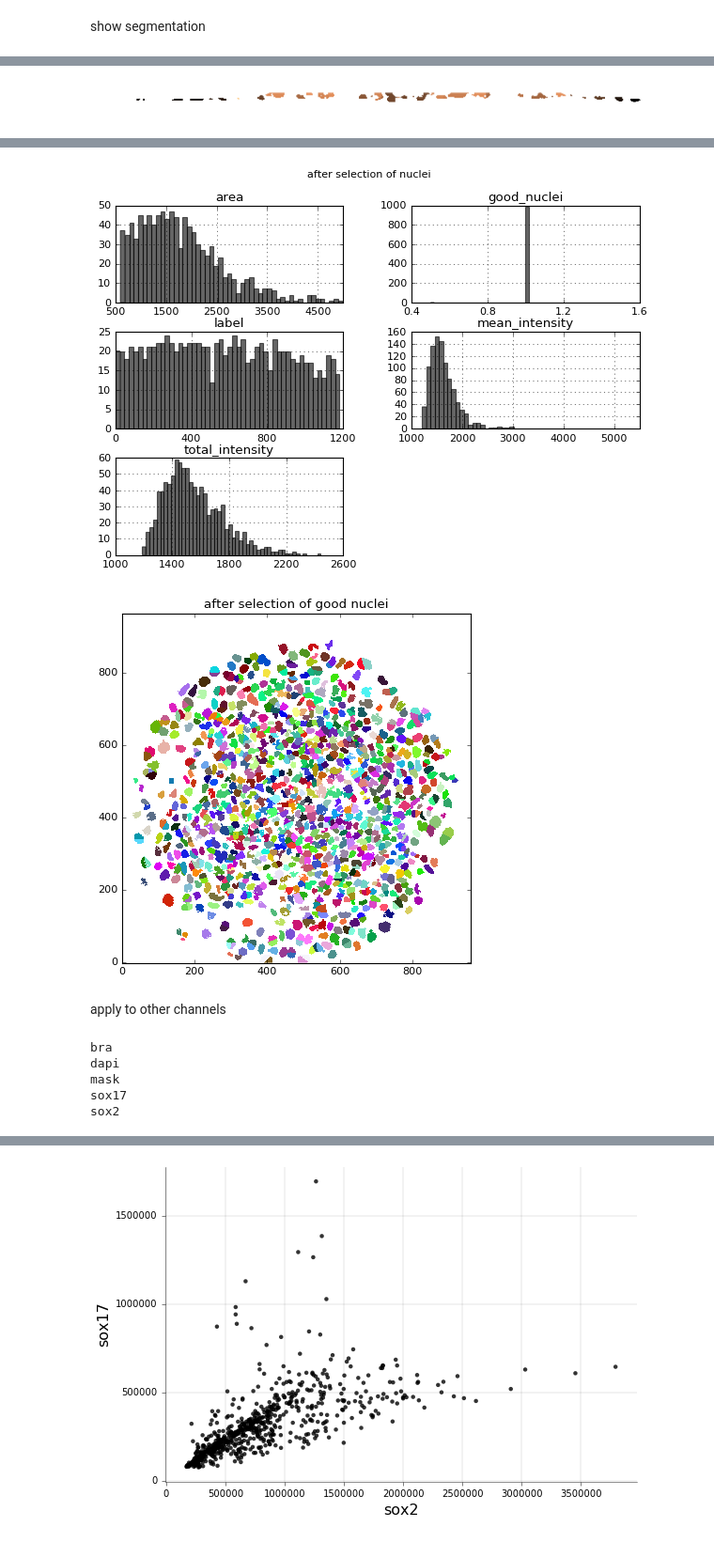
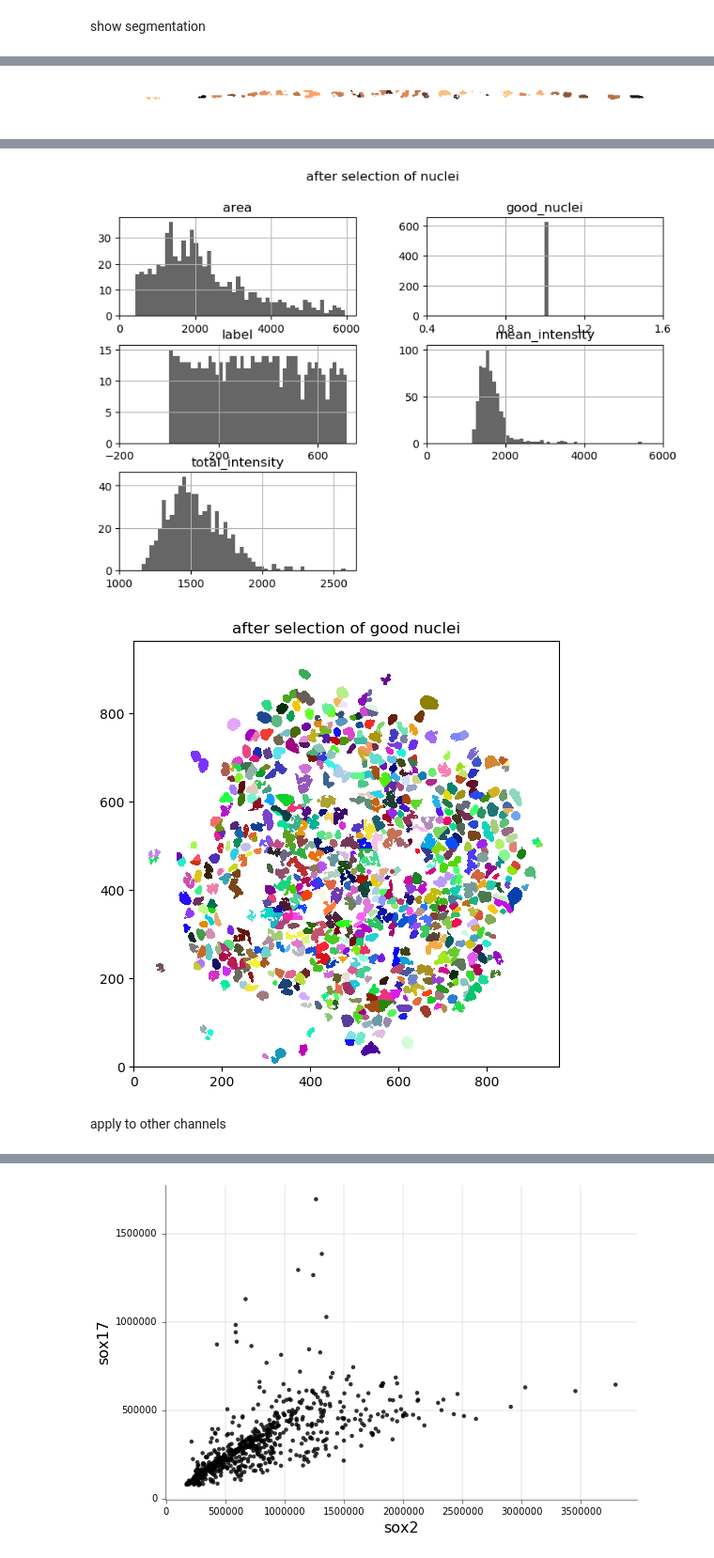
Before and after one commit to jjmetzger/stemcell_segmentation, a Jupyter notebook: watershed3d.ipynb, the cells around one changed output, grey strips where cells are left out. Shown at 94% size. Drawn from its saved outputs; the diff is of its cells as text; code cells hidden in the pictures.

```diff
--- a/watershed3d.ipynb
+++ b/watershed3d.ipynb
@@ -16,8 +21,8 @@ from matplotlib.pylab import imshow, plot, subplots, hist, scatter, bar, step, a
 # %% [markdown]
 load file
 # %%
-# filename = '/Users/jakob/Documents/RU/Data/ufo_min/T0162/UFO20150807_stitched001_T0162_c1.tif'
-filename = '/Users/jakob/Documents/RU/Code/watershed3d/segmentation_example/DAPI-1.tif'
+filename = '/Users/jakob/Documents/RU/Data/ufo_min/T0162/UFO20150807_stitched001_T0162_c1.tif'
+# filename = '/Users/jakob/Documents/RU/Code/watershed3d/segmentation_example/DAPI-1.tif'
 # filename = '/Users/jakob/Documents/RU/Data/ufo_min/T0127/UFO20150807_stitched001_T0127_c1.tif'
 # filename = '/Users/jakob/Documents/RU/Data/ufo_min/T0050/UFO20150807_stitched001_T0050_c1.tif'
 # filename = '/Users/jakob/Documents/RU/Data/mouse_example/C1-Brachy_568_FoxA2_488_Cdx2_647_500um_2_filtered.tif'
@@ -79,7 +67,7 @@ array([ 5.        ,  5.16666667,  2.6       ,  3.5       ,  2.4       ,
 reload(watershed3d)
 watershed3d.zview(w, cell_based=True)
 # %% [output]
-[figure, old version]
+[figure, new version]
 # %%
-w.select_nuclei(quantiles=[0.2,0.85], cutoff=[600,5000], plot=1)
+w.select_nuclei(quantiles=[0.1,0.9], cutoff=[400,6000], plot=1)
 # %% [output]
@@ -87,5 +75,5 @@ w.select_nuclei(quantiles=[0.2,0.85], cutoff=[600,5000], plot=1)
-[figure, old version]
+[figure, new version]
-[figure, old version]
+[figure, new version]
 # %% [markdown]
 apply to other channels
 # %%
@@ -102,15 +90,9 @@ watershed3d.dump_mask_and_images(w, 'mytestfile2.hd5', compression=4, write_ever
 # %%
-with h5py.File("mytestfile2.hd5", "r") as f:
-    for key in f:
-        print(key)
-    bratest = f['bra'][:]
-    soxtest = f['sox2'][:]
-    dapistest=f['dapi'][:]
-    testmask = f['mask'][:]
+# with h5py.File("mytestfile2.hd5", "r") as f:
+#     for key in f:
+#         print(key)
+#     bratest = f['bra'][:]
+#     soxtest = f['sox2'][:]
+#     dapistest=f['dapi'][:]
+#     testmask = f['mask'][:]
-# %% [output]
-bra
-dapi
-mask
-sox17
-sox2
 # %%
```
Also changed, not shown: parts of 36 cells of this notebook, 1 other file.
